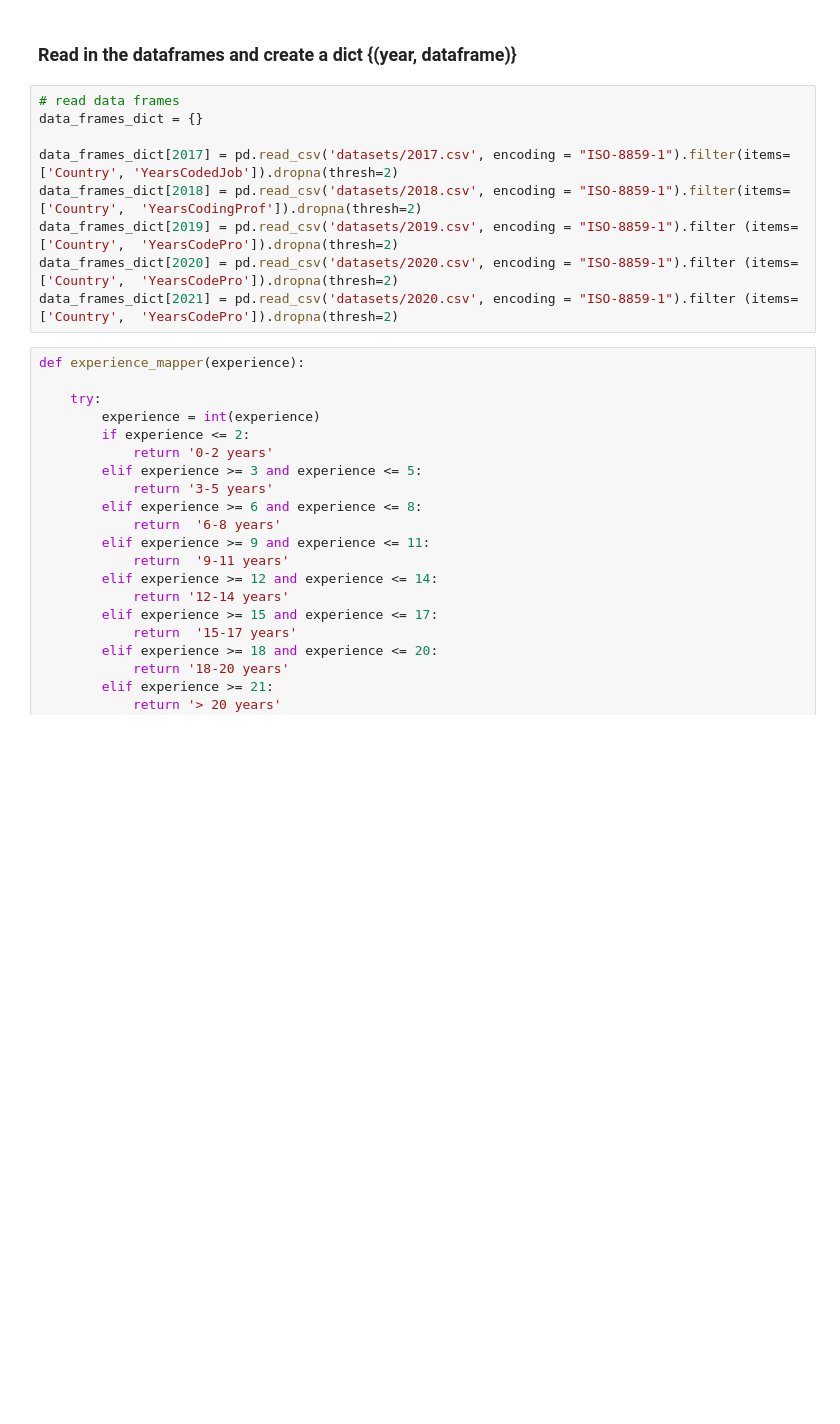
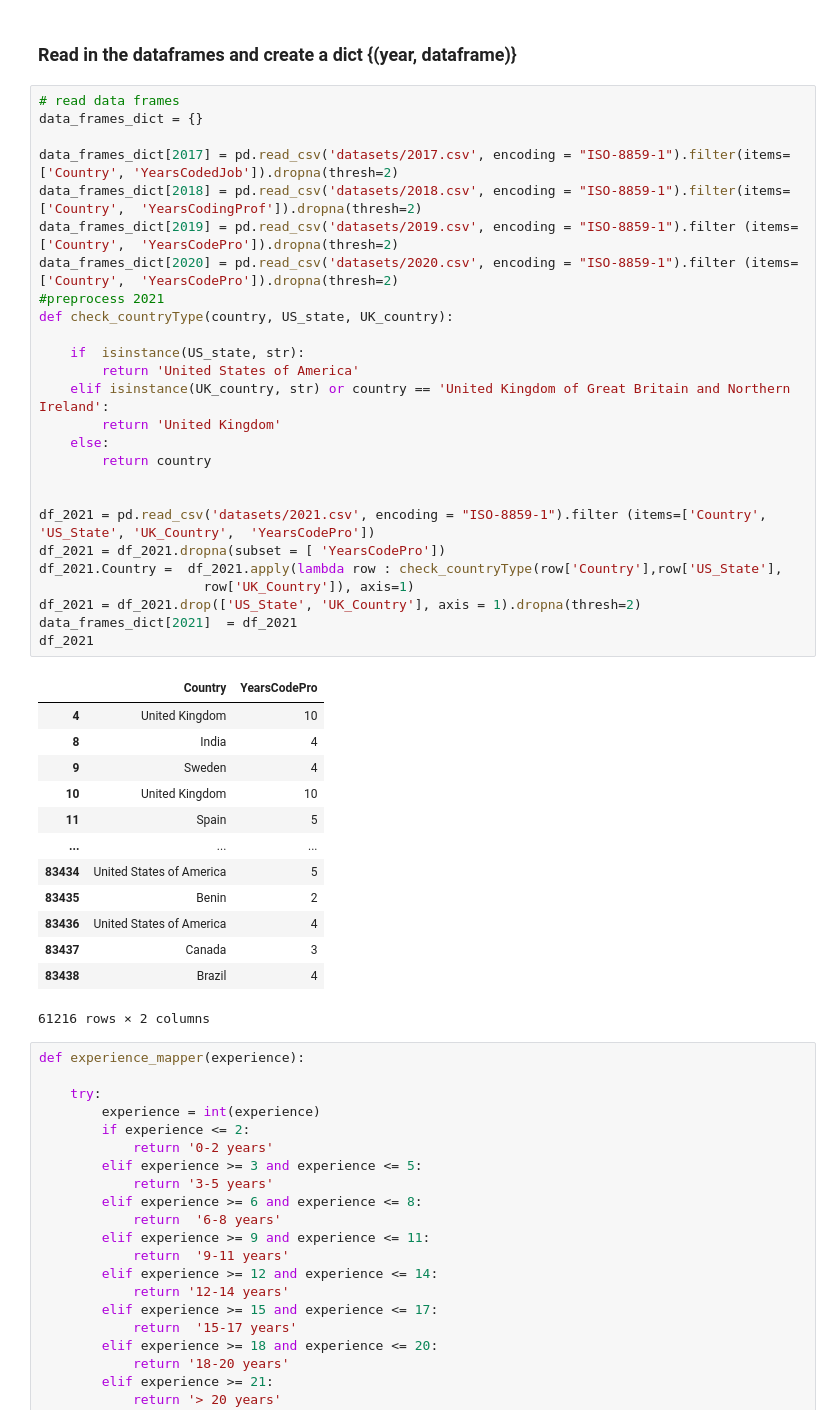
Before and after one commit to developergakuo/information-Visualisation-Group-7-Assignment-, a Jupyter notebook: dev_experience_in_years_per_country_per_year.ipynb, the cells around one changed output. Cells and saved outputs as stored; diff of their text form; blank space fills up the shorter version.

```diff
--- a/dev_experience_in_years_per_country_per_year.ipynb
+++ b/dev_experience_in_years_per_country_per_year.ipynb
@@ -10,12 +10,43 @@ import matplotlib
 # %%
 # read data frames
 data_frames_dict = {}
 
 data_frames_dict[2017] = pd.read_csv('datasets/2017.csv', encoding = "ISO-8859-1").filter(items=['Country', 'YearsCodedJob']).dropna(thresh=2)
 data_frames_dict[2018] = pd.read_csv('datasets/2018.csv', encoding = "ISO-8859-1").filter(items=['Country',  'YearsCodingProf']).dropna(thresh=2)
 data_frames_dict[2019] = pd.read_csv('datasets/2019.csv', encoding = "ISO-8859-1").filter (items=['Country',  'YearsCodePro']).dropna(thresh=2)
 data_frames_dict[2020] = pd.read_csv('datasets/2020.csv', encoding = "ISO-8859-1").filter (items=['Country',  'YearsCodePro']).dropna(thresh=2)
-data_frames_dict[2021] = pd.read_csv('datasets/2020.csv', encoding = "ISO-8859-1").filter (items=['Country',  'YearsCodePro']).dropna(thresh=2)
+#preprocess 2021
+def check_countryType(country, US_state, UK_country):
+
+    if  isinstance(US_state, str):
+        return 'United States of America'
+    elif isinstance(UK_country, str) or country == 'United Kingdom of Great Britain and Northern Ireland':
+        return 'United Kingdom'
+    else:
+        return country
+
+
+df_2021 = pd.read_csv('datasets/2021.csv', encoding = "ISO-8859-1").filter (items=['Country', 'US_State', 'UK_Country',  'YearsCodePro'])
+df_2021 = df_2021.dropna(subset = [ 'YearsCodePro'])
+df_2021.Country =  df_2021.apply(lambda row : check_countryType(row['Country'],row['US_State'],
+                     row['UK_Country']), axis=1)
+df_2021 = df_2021.drop(['US_State', 'UK_Country'], axis = 1).dropna(thresh=2)
+data_frames_dict[2021]  = df_2021
+df_2021
+# %% [output]
+|  | Country | YearsCodePro |
+| 4 | United Kingdom | 10 |
+| 8 | India | 4 |
+| 9 | Sweden | 4 |
+| 10 | United Kingdom | 10 |
+| 11 | Spain | 5 |
+| ... | ... | ... |
+| 83434 | United States of America | 5 |
+| 83435 | Benin | 2 |
+| 83436 | United States of America | 4 |
+| 83437 | Canada | 3 |
+| 83438 | Brazil | 4 |
+61216 rows × 2 columns
 # %%
 def experience_mapper(experience):
 
```
Also changed, not shown: parts of 1 cell of this notebook, 13 other files.
